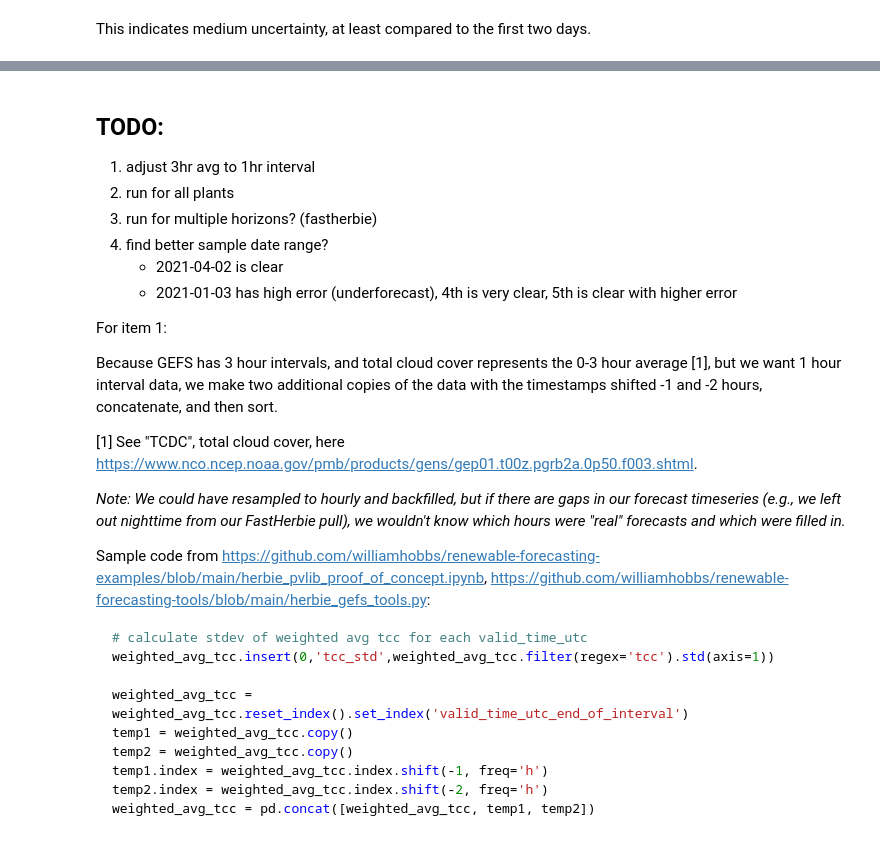
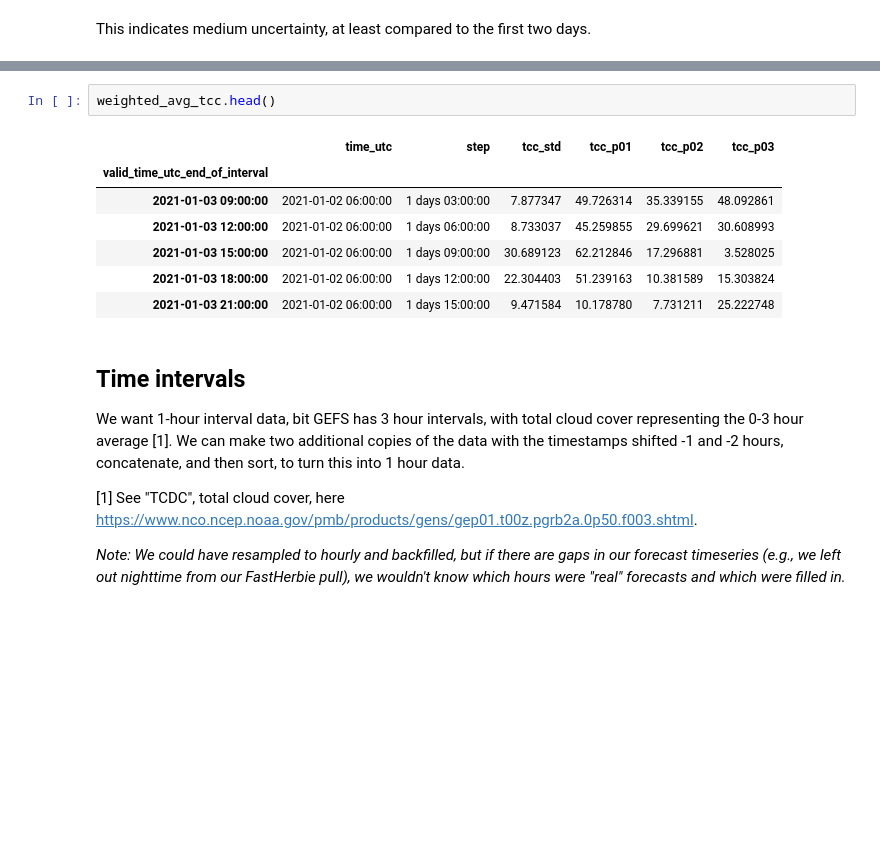
Before and after one commit to williamhobbs/solar-fleet-forecast-probability-tool, a Jupyter notebook: example_notebooks/05_ensemble_variation_in_cloud_cover.ipynb, the cells around one changed output, grey strips where cells are left out. Drawn from its saved outputs; the diff is of its cells as text; blank space fills up the shorter version.

````diff
--- a/example_notebooks/05_ensemble_variation_in_cloud_cover.ipynb
+++ b/example_notebooks/05_ensemble_variation_in_cloud_cover.ipynb
@@ -321,30 +407,17 @@ This indicates medium uncertainty, at least compared to the first two days.
+# %%
+weighted_avg_tcc.head()
+# %% [output]
+|  | time_utc | step | tcc_std | tcc_p01 | tcc_p02 | tcc_p03 |
+| valid_time_utc_end_of_interval |  |  |  |  |  |  |
+| 2021-01-03 09:00:00 | 2021-01-02 06:00:00 | 1 days 03:00:00 | 7.877347 | 49.726314 | 35.339155 | 48.092861 |
+| 2021-01-03 12:00:00 | 2021-01-02 06:00:00 | 1 days 06:00:00 | 8.733037 | 45.259855 | 29.699621 | 30.608993 |
+| 2021-01-03 15:00:00 | 2021-01-02 06:00:00 | 1 days 09:00:00 | 30.689123 | 62.212846 | 17.296881 | 3.528025 |
+| 2021-01-03 18:00:00 | 2021-01-02 06:00:00 | 1 days 12:00:00 | 22.304403 | 51.239163 | 10.381589 | 15.303824 |
+| 2021-01-03 21:00:00 | 2021-01-02 06:00:00 | 1 days 15:00:00 | 9.471584 | 10.178780 | 7.731211 | 25.222748 |
 # %% [markdown]
-## TODO:
-1. adjust 3hr avg to 1hr interval
-2. run for all plants
-3. run for multiple horizons? (fastherbie)
-4. find better sample date range?
-    - 2021-04-02 is clear
-    -  2021-01-03 has high error (underforecast), 4th is very clear, 5th is clear with higher error
-
-For item 1:
-
-Because GEFS has 3 hour intervals, and total cloud cover represents the 0-3 hour average [1], but we want 1 hour interval data, we make two additional copies of the data with the timestamps shifted -1 and -2 hours, concatenate, and then sort.
+## Time intervals
+We want 1-hour interval data, bit GEFS has 3 hour intervals, with total cloud cover representing the 0-3 hour average [1]. We can make two additional copies of the data with the timestamps shifted -1 and -2 hours, concatenate, and then sort, to turn this into 1 hour data.
 
 [1] See "TCDC", total cloud cover, here https://www.nco.ncep.noaa.gov/pmb/products/gens/gep01.t00z.pgrb2a.0p50.f003.shtml.
 
 _Note: We could have resampled to hourly and backfilled, but if there are gaps in our forecast timeseries (e.g., we left out nighttime from our FastHerbie pull), we wouldn't know which hours were "real" forecasts and which were filled in._
-
-Sample code from https://github.com/williamhobbs/renewable-forecasting-examples/blob/main/herbie_pvlib_proof_of_concept.ipynb, https://github.com/williamhobbs/renewable-forecasting-tools/blob/main/herbie_gefs_tools.py:
-
-```python
-# calculate stdev of weighted avg tcc for each valid_time_utc
-weighted_avg_tcc.insert(0,'tcc_std',weighted_avg_tcc.filter(regex='tcc').std(axis=1))
-
-weighted_avg_tcc = weighted_avg_tcc.reset_index().set_index('valid_time_utc_end_of_interval')
-temp1 = weighted_avg_tcc.copy()
-temp2 = weighted_avg_tcc.copy()
-temp1.index = weighted_avg_tcc.index.shift(-1, freq='h')
-temp2.index = weighted_avg_tcc.index.shift(-2, freq='h')
-weighted_avg_tcc = pd.concat([weighted_avg_tcc, temp1, temp2])
-```
````
Also changed, not shown: parts of 21 cells of this notebook.
